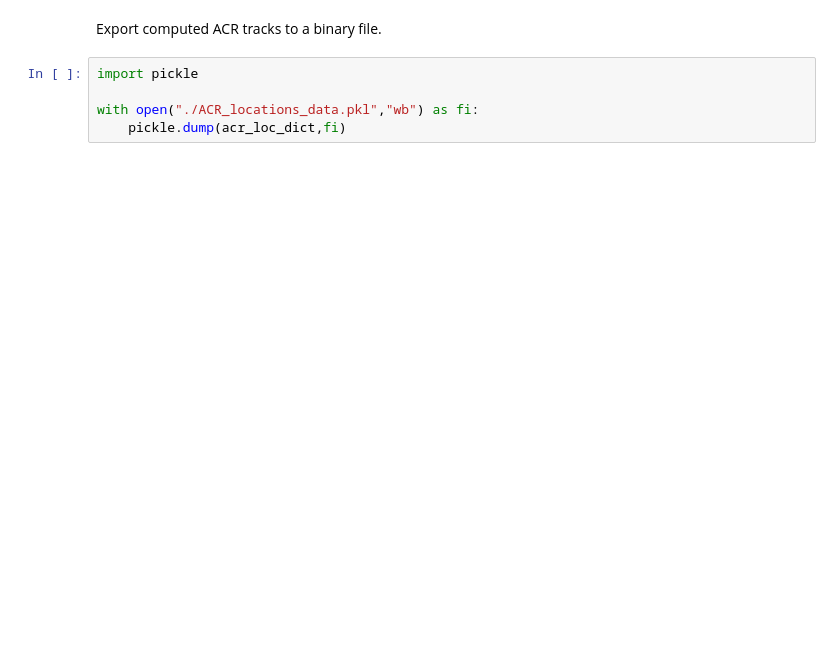
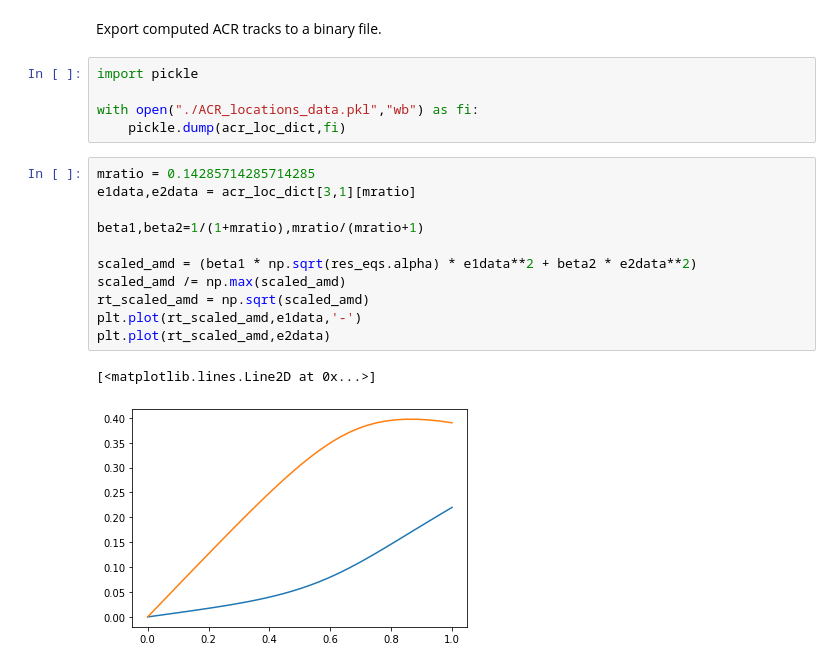
Before and after one commit to shadden/ResonantPlanetPairsRVModeling, a Jupyter notebook: jupyter_examples/Construct_ACR_Families.ipynb, the cells around one changed output. Saved outputs shown, nothing was run; the diff lists cells and outputs as text; blank space fills up the shorter version.

```diff
--- a/jupyter_examples/Construct_ACR_Families.ipynb
+++ b/jupyter_examples/Construct_ACR_Families.ipynb
@@ -160,3 +161,17 @@ import pickle
 
 with open("./ACR_locations_data.pkl","wb") as fi:
     pickle.dump(acr_loc_dict,fi)
+# %%
+mratio = 0.14285714285714285
+e1data,e2data = acr_loc_dict[3,1][mratio]
+
+beta1,beta2=1/(1+mratio),mratio/(mratio+1)
+
+scaled_amd = (beta1 * np.sqrt(res_eqs.alpha) * e1data**2 + beta2 * e2data**2)
+scaled_amd /= np.max(scaled_amd)
+rt_scaled_amd = np.sqrt(scaled_amd)
+plt.plot(rt_scaled_amd,e1data,'-')
+plt.plot(rt_scaled_amd,e2data)
+# %% [output]
+[<matplotlib.lines.Line2D at 0x...>]
+[figure, added]
```
Also changed, not shown: parts of 5 cells of this notebook, 1 other file.
